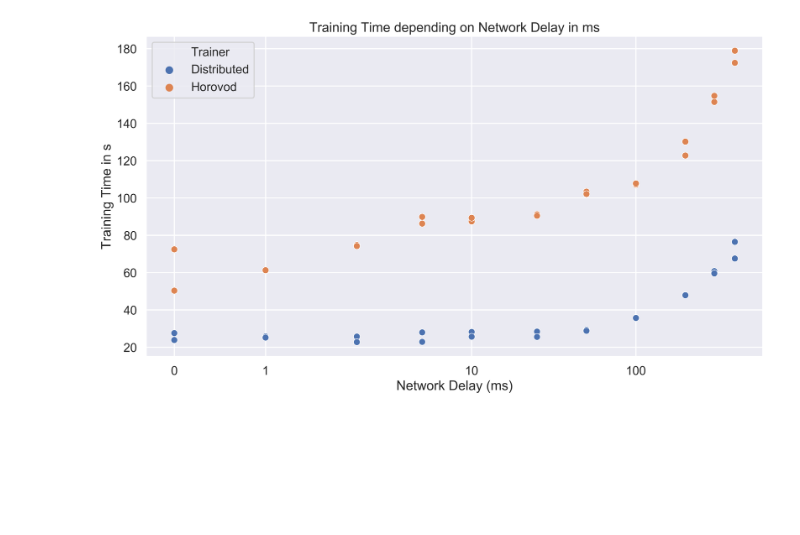
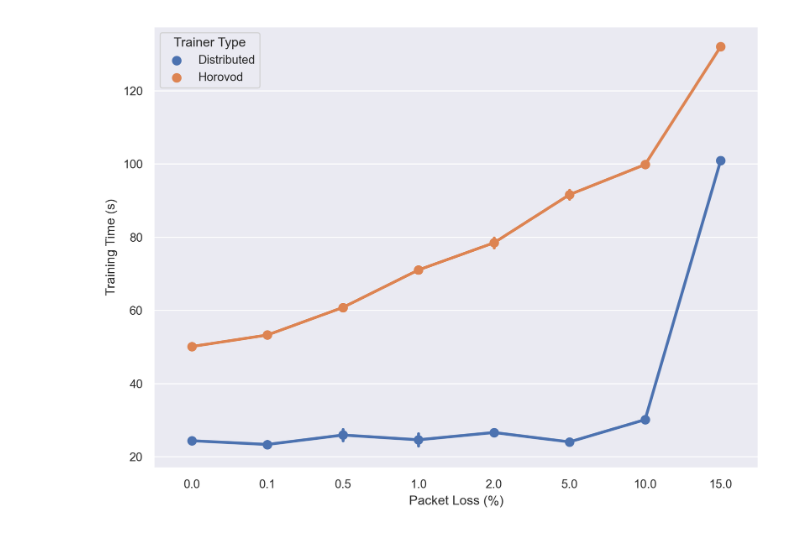
Before and after one commit to jkhlr/pytorch-distributed-rnn, a Jupyter notebook: evaluation/Experiments_network.ipynb, the cells around one changed output. Cells and saved outputs as stored; diff of their text form; code cells hidden in the pictures; blank space fills up the shorter version.

Commit message:
Update plots

```diff
--- a/evaluation/Experiments_network.ipynb
+++ b/evaluation/Experiments_network.ipynb
@@ -6,8 +6,9 @@ import re
 import seaborn as sns
 import pandas as pd
 import matplotlib.ticker as ticker
+import tikzplotlib
 
-sns.set(context="talk")
+sns.set(context="paper")
 # %%
 def create_single_df(file_name):
     with open(file_name) as f:
@@ -28,7 +29,7 @@ def create_single_df(file_name):
         memory.append(float(regex.search(result['stderr']).group(1)))
         training_time.append(float(regex.search(result['stderr']).group(2)))
 
-    return pd.DataFrame({"Trainer": trainer, "Rule Type": rule_type, "Rule Value": rule_value, "Training Time": training_time, "Memory": memory})
+    return pd.DataFrame({"Trainer Type": trainer, "Rule Type": rule_type, "Rule Value": rule_value, "Training Time": training_time, "Memory": memory})
 
 def create_df():
     return pd.concat([create_single_df("results_network_202007211500.json"), create_single_df("results_network_202007211630.json")])
@@ -42,0 +52,2 @@ print(df[df["Rule Type"] == "loss"]["Rule Value"].unique())
+# %%
+loss.loc[loss["Training Time"] > 200, "Training Time"] = 100
@@ -43,10 +60,13 @@ print(df[df["Rule Type"] == "loss"]["Rule Value"].unique())
 # %%
-plt.figure(figsize=(15, 8), dpi= 300)
-ax = sns.scatterplot(x="Rule Value", y="Training Time", data=df[df["Rule Type"] == "delay"], hue="Trainer")
-ax.set_title("Training Time depending on Network Delay in ms")
-ax.set_xlabel("Network Delay (ms)")
-ax.set_ylabel("Training Time in s")
-ax.set_xscale('symlog')
-ax.xaxis.set_major_formatter(ticker.FuncFormatter(lambda y, _: '{:g}'.format(y)))
+fig = plt.figure(figsize=(8, 6), dpi=300)
+fig.patch.set_alpha(0.0)
+ax = sns.pointplot(x="Rule Value", y="Training Time", data=loss, hue="Trainer Type", err_style="bars", ci=68)
+#ax.set_title("Training Time per Epoch depending on Packet Loss (Outlier removed)")
+ax.set_xlabel("Packet Loss (%)")
+ax.set_ylabel("Training Time (s)")
+#ax.xaxis.set_major_formatter(ticker.FuncFormatter(lambda y, _: '{:g}'.format(y)))
+#plt.savefig("package_loss.png", dpi=300)
+tikzplotlib.save(f"package_loss.tex", figure=fig)
+plt.show()
 # %% [output]
-[figure, old version]
+[figure, new version]
```
Also changed, not shown: parts of 10 cells of this notebook, 1 other file.
